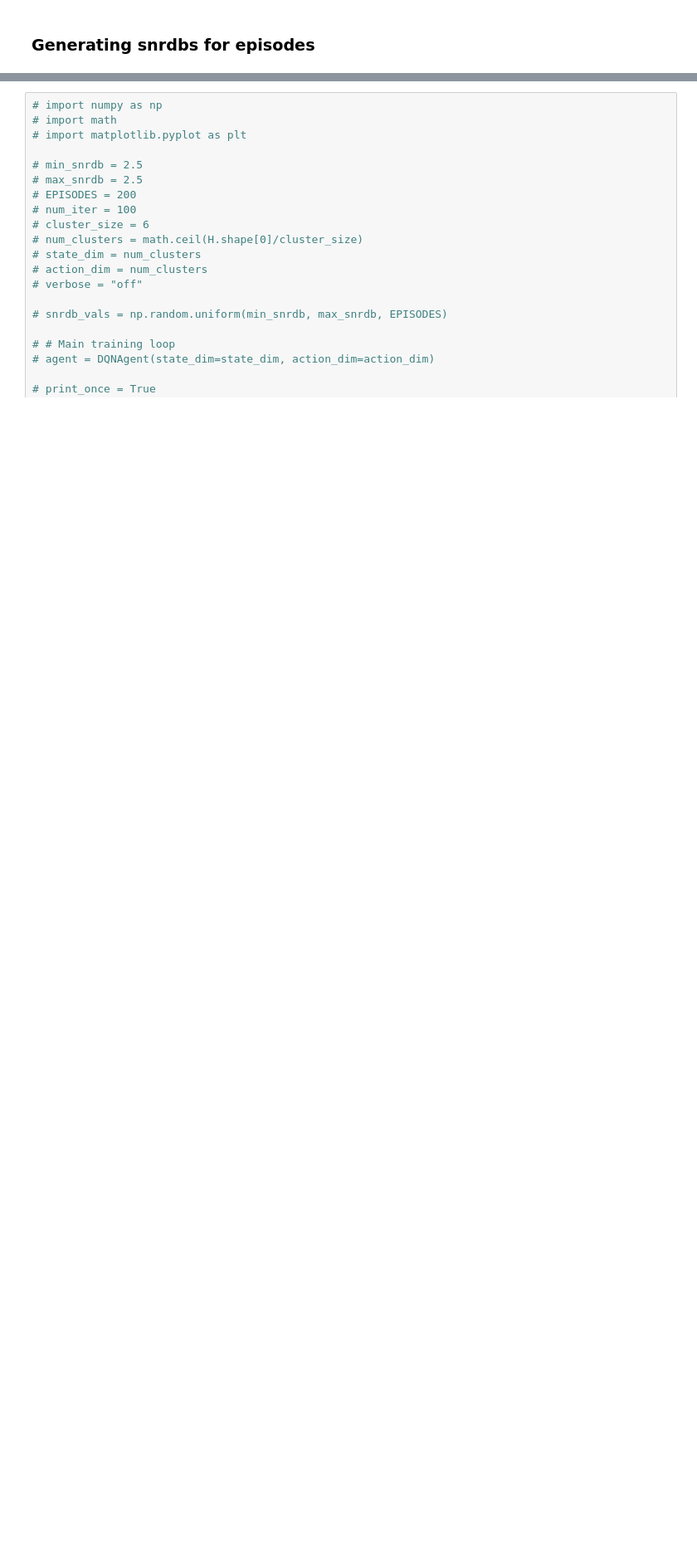
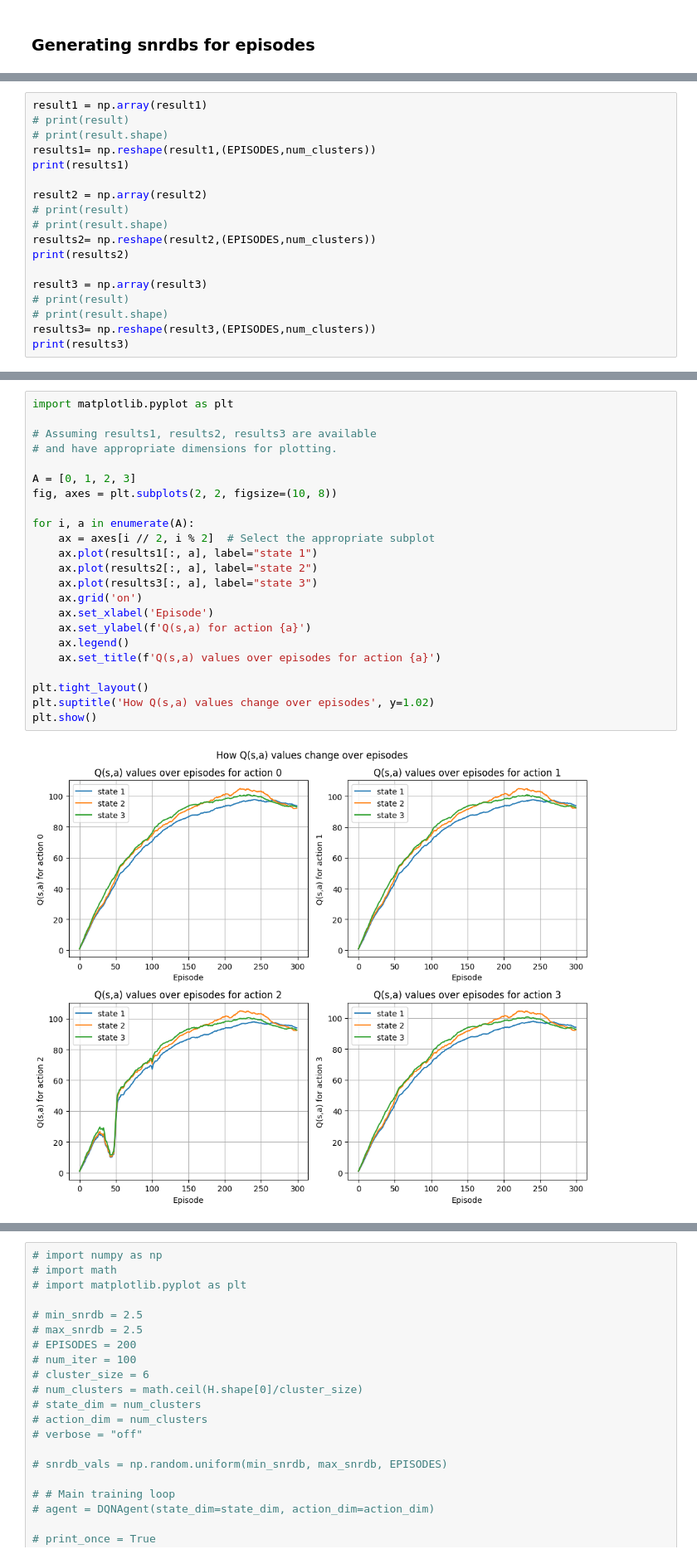
Before and after one commit to MrTejas/LDPC-Decoder, a Jupyter notebook: DQN_test.ipynb, the cells around one changed output, grey strips where cells are left out. Shown at 83% size. Cells and saved outputs as stored; diff of their text form; blank space fills up the shorter version.

```diff
--- a/DQN_test.ipynb
+++ b/DQN_test.ipynb
@@ -662,0 +727,18 @@ plt.show()
+# %%
+result1 = np.array(result1)
+# print(result)
+# print(result.shape)
+results1= np.reshape(result1,(EPISODES,num_clusters))
+print(results1)
+
+result2 = np.array(result2)
+# print(result)
+# print(result.shape)
+results2= np.reshape(result2,(EPISODES,num_clusters))
+print(results2)
+
+result3 = np.array(result3)
+# print(result)
+# print(result.shape)
+results3= np.reshape(result3,(EPISODES,num_clusters))
+print(results3)
@@ -662,0 +763,25 @@ plt.show()
+# %%
+import matplotlib.pyplot as plt
+
+# Assuming results1, results2, results3 are available
+# and have appropriate dimensions for plotting.
+
+A = [0, 1, 2, 3]
+fig, axes = plt.subplots(2, 2, figsize=(10, 8))
+
+for i, a in enumerate(A):
+    ax = axes[i // 2, i % 2]  # Select the appropriate subplot
+    ax.plot(results1[:, a], label="state 1")
+    ax.plot(results2[:, a], label="state 2")
+    ax.plot(results3[:, a], label="state 3")
+    ax.grid('on')
+    ax.set_xlabel('Episode')
+    ax.set_ylabel(f'Q(s,a) for action {a}')
+    ax.legend()
+    ax.set_title(f'Q(s,a) values over episodes for action {a}')
+
+plt.tight_layout()
+plt.suptitle('How Q(s,a) values change over episodes', y=1.02)
+plt.show()
+# %% [output]
+[figure, added]
```
Also changed, not shown: parts of 15 cells of this notebook, 16 other files.
